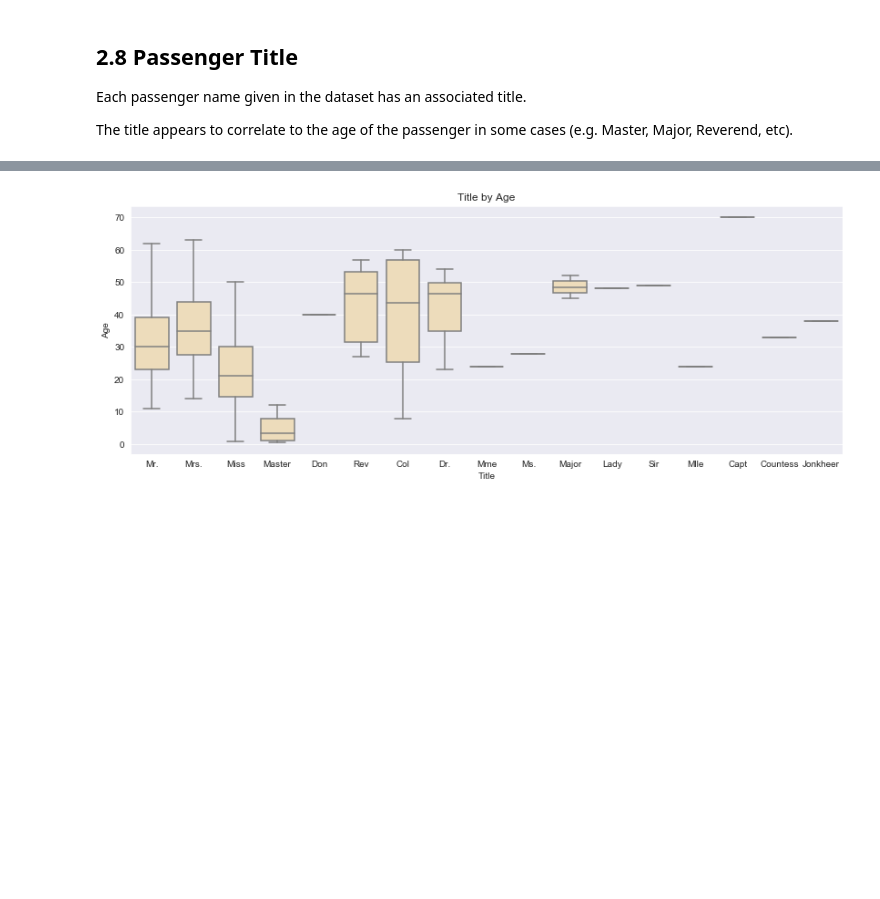
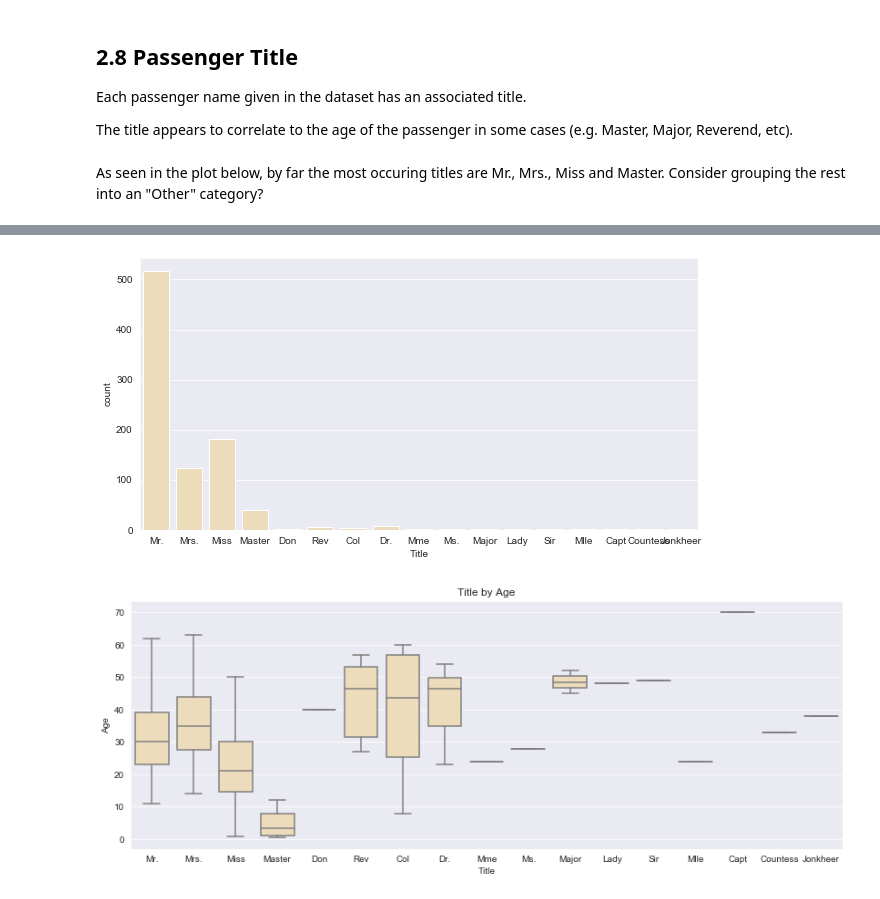
Before and after one commit to arsalanfardi/Titanic-Survival-Prediction, a Jupyter notebook: Titanic_Survival_Prediction.ipynb, the cells around one changed output, grey strips where cells are left out. Cells and saved outputs as stored; diff of their text form; code cells hidden in the pictures; blank space fills up the shorter version.

```diff
--- a/Titanic_Survival_Prediction.ipynb
+++ b/Titanic_Survival_Prediction.ipynb
@@ -336,3 +336,9 @@ def extract_name(name):
             return title
 
 df['Title'] = df.apply(lambda row: extract_name(row['Name']), axis=1)
+# %% [markdown]
+As seen in the plot below, by far the most occuring titles are Mr., Mrs., Miss and Master. Consider grouping the rest into an "Other" category?
+# %%
+fig, ax =plt.subplots(figsize=(10,5))
+ax = sns.countplot(x='Title', data=df, color='wheat')
+# %% [output]
@@ -339,3 +347,4 @@ df['Title'] = df.apply(lambda row: extract_name(row['Name']), axis=1)
+[figure, added]
 # %%
 # Plot the passenger's title vs age
 plt.figure(figsize=(14,5))
```
Also changed, not shown: parts of 20 cells of this notebook.
